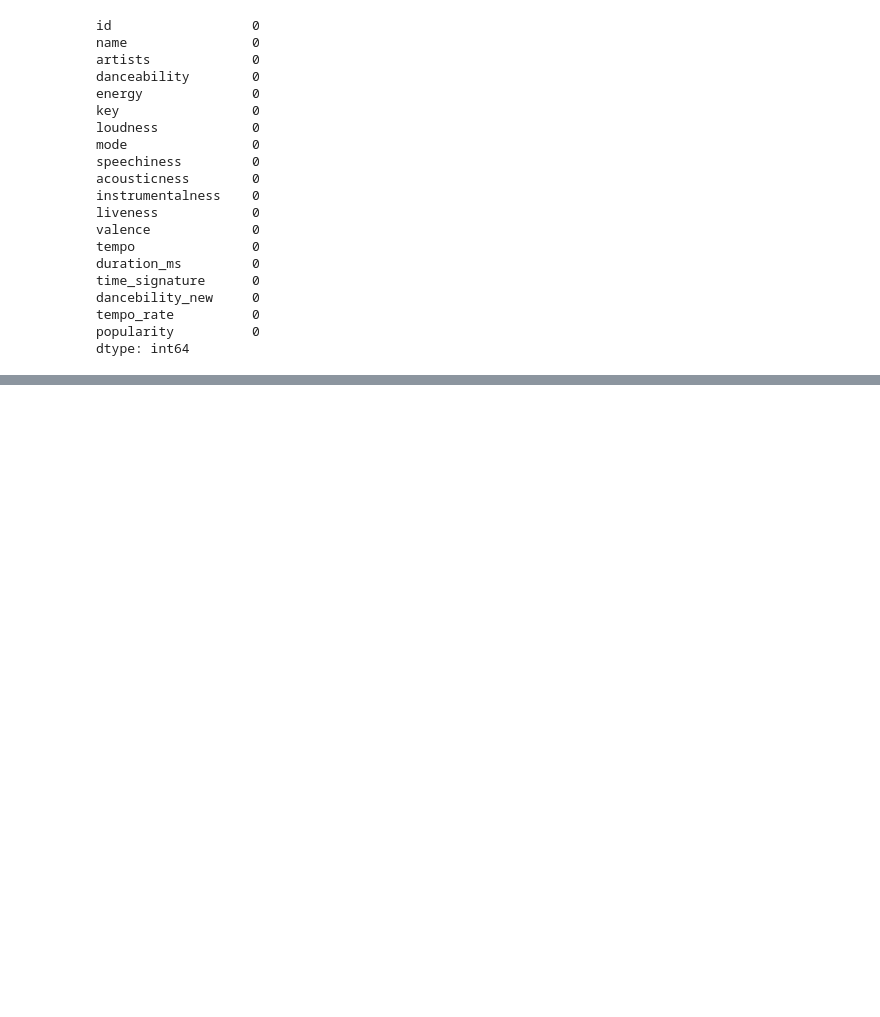
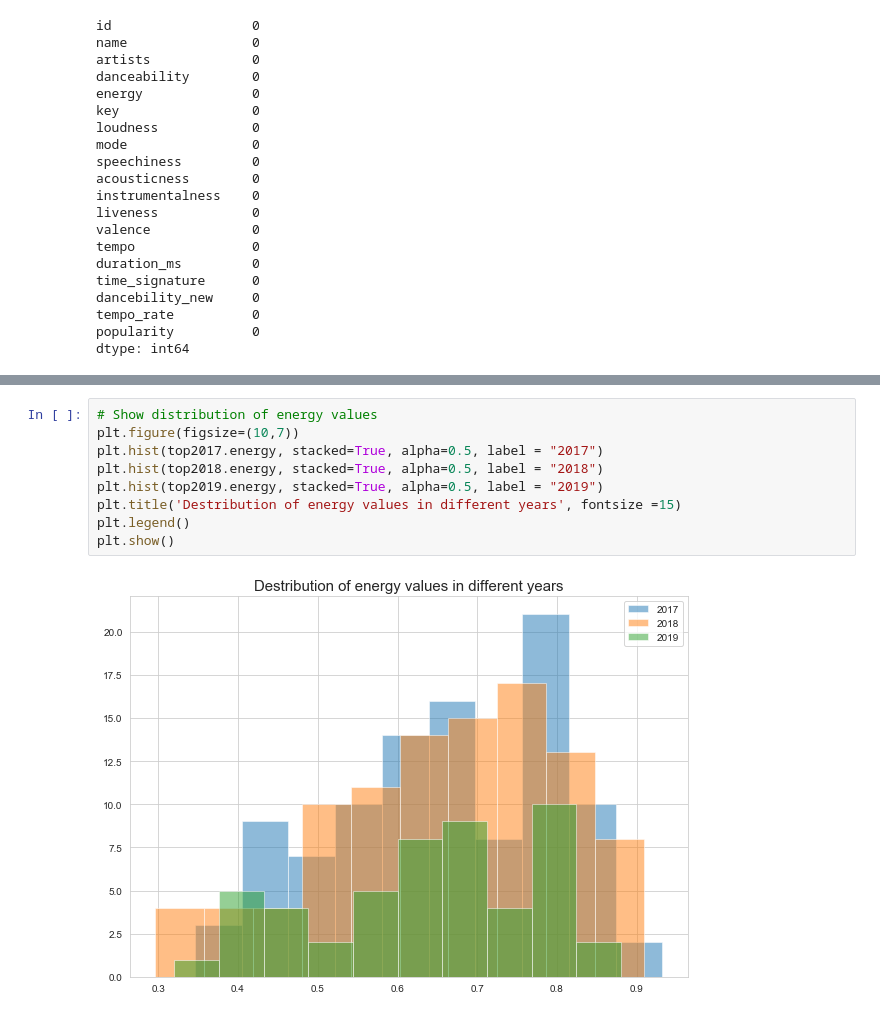
Before and after one commit to fneitzel/DataAnalysisOnMusicPreferences, a Jupyter notebook: exploration/comparison_top_songs_from_2017_18_19.ipynb, the cells around one changed output, grey strips where cells are left out. Cells and saved outputs as stored; diff of their text form; blank space fills up the shorter version.

```diff
--- a/exploration/comparison_top_songs_from_2017_18_19.ipynb
+++ b/exploration/comparison_top_songs_from_2017_18_19.ipynb
@@ -199,0 +470,11 @@ dtype: int64
+# %%
+# Show distribution of energy values
+plt.figure(figsize=(10,7))
+plt.hist(top2017.energy, stacked=True, alpha=0.5, label = "2017")
+plt.hist(top2018.energy, stacked=True, alpha=0.5, label = "2018")
+plt.hist(top2019.energy, stacked=True, alpha=0.5, label = "2019")
+plt.title('Destribution of energy values in different years', fontsize =15)
+plt.legend()
+plt.show()
+# %% [output]
+[figure, added]
```
Also changed, not shown: parts of 31 cells of this notebook.
